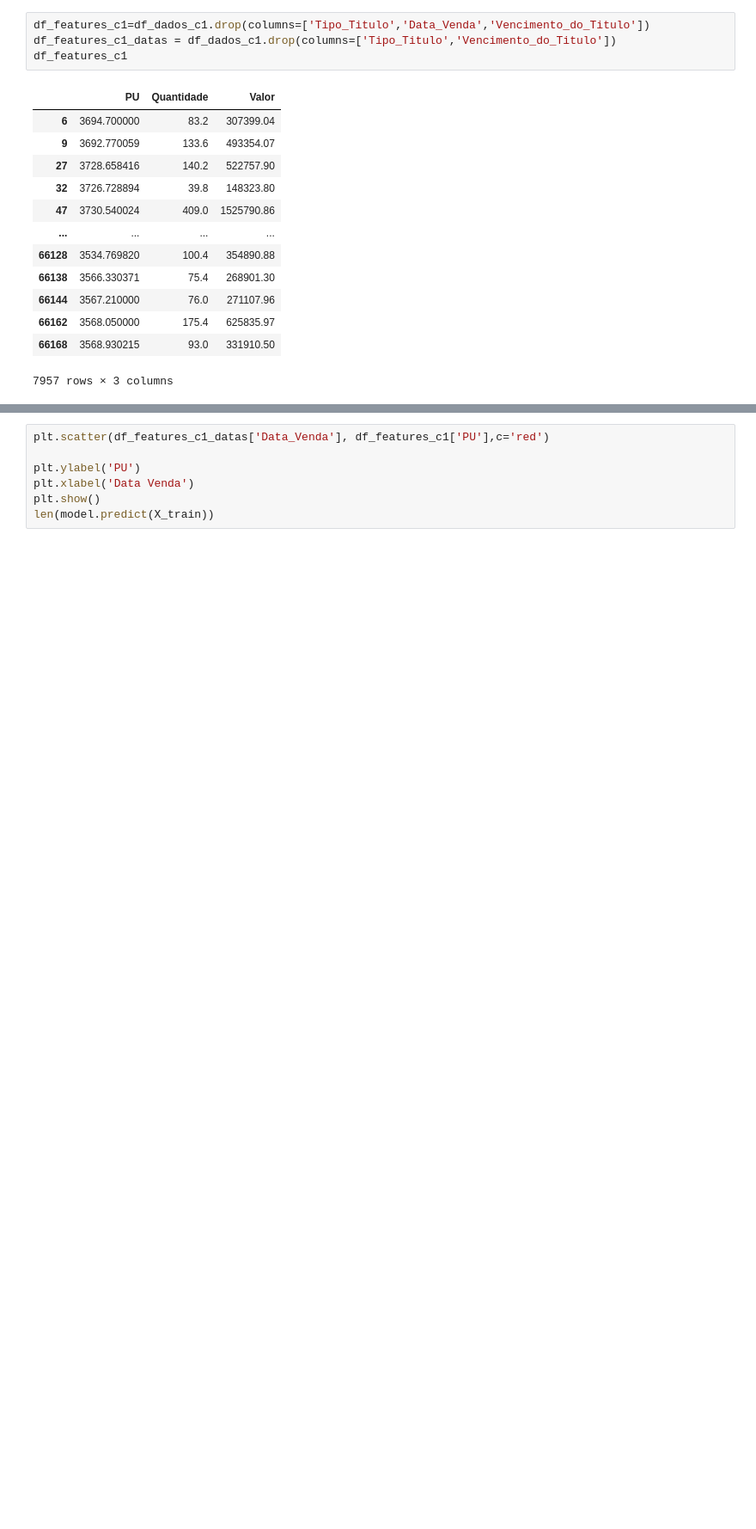
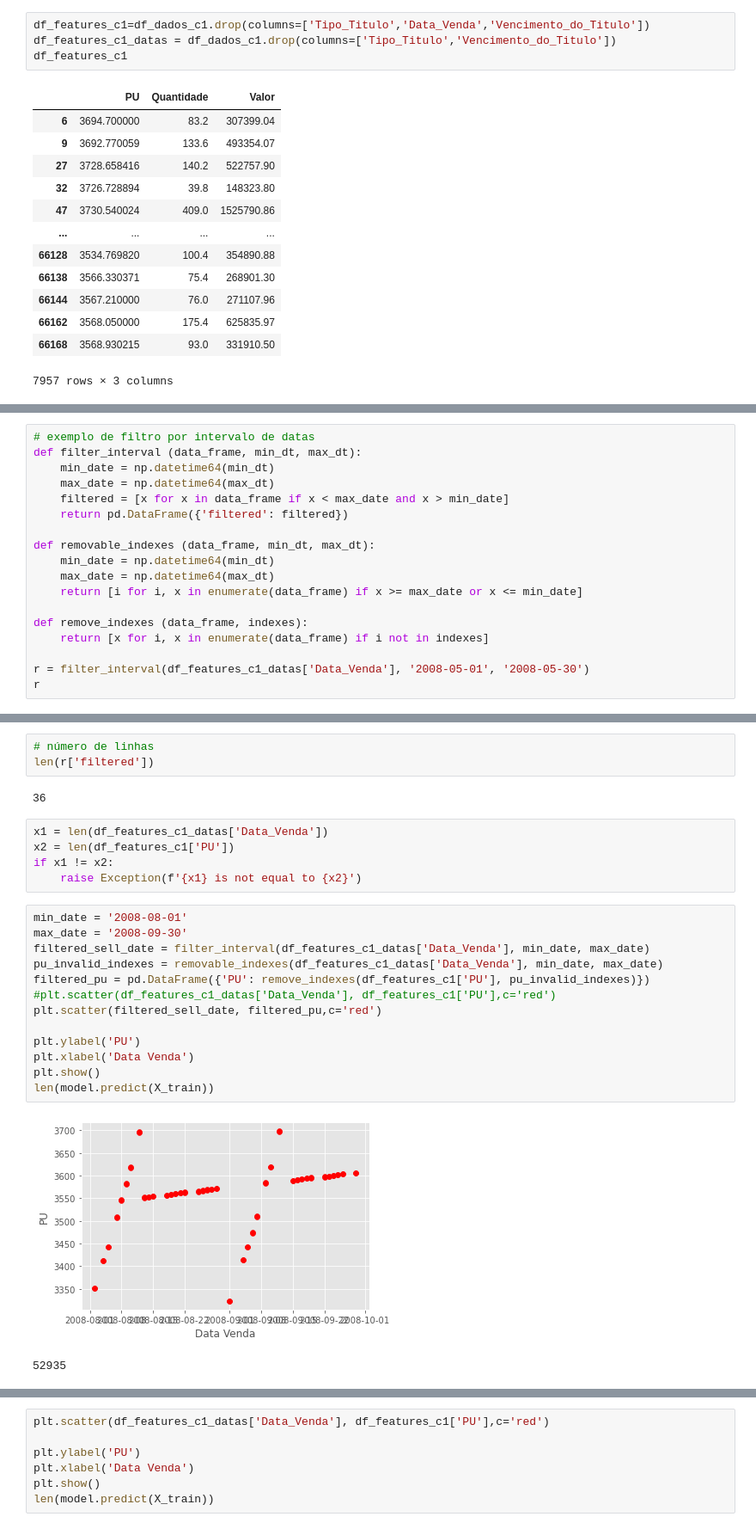
Before and after one commit to mateuspalacio/grupo_four_jupyter, a Jupyter notebook: Grupo 4.ipynb, the cells around one changed output, grey strips where cells are left out. Shown at 86% size. Cells and saved outputs as stored; diff of their text form; blank space fills up the shorter version.

```diff
--- a/Grupo 4.ipynb
+++ b/Grupo 4.ipynb
@@ -354,0 +376,18 @@ df_features_c1
+# %%
+# exemplo de filtro por intervalo de datas
+def filter_interval (data_frame, min_dt, max_dt):
+    min_date = np.datetime64(min_dt)
+    max_date = np.datetime64(max_dt)
+    filtered = [x for x in data_frame if x < max_date and x > min_date]
+    return pd.DataFrame({'filtered': filtered})
+
+def removable_indexes (data_frame, min_dt, max_dt):
+    min_date = np.datetime64(min_dt)
+    max_date = np.datetime64(max_dt)
+    return [i for i, x in enumerate(data_frame) if x >= max_date or x <= min_date]
+
+def remove_indexes (data_frame, indexes):
+    return [x for i, x in enumerate(data_frame) if i not in indexes]
+
+r = filter_interval(df_features_c1_datas['Data_Venda'], '2008-05-01', '2008-05-30')
+r
@@ -355,3 +412,29 @@ df_features_c1
+# %%
+# número de linhas
+len(r['filtered'])
+# %% [output]
+36
+# %%
+x1 = len(df_features_c1_datas['Data_Venda'])
+x2 = len(df_features_c1['PU'])
+if x1 != x2:
+    raise Exception(f'{x1} is not equal to {x2}')
+# %%
+min_date = '2008-08-01'
+max_date = '2008-09-30'
+filtered_sell_date = filter_interval(df_features_c1_datas['Data_Venda'], min_date, max_date)
+pu_invalid_indexes = removable_indexes(df_features_c1_datas['Data_Venda'], min_date, max_date)
+filtered_pu = pd.DataFrame({'PU': remove_indexes(df_features_c1['PU'], pu_invalid_indexes)})
+#plt.scatter(df_features_c1_datas['Data_Venda'], df_features_c1['PU'],c='red')
+plt.scatter(filtered_sell_date, filtered_pu,c='red')
+
+plt.ylabel('PU')
+plt.xlabel('Data Venda')
+plt.show()
+len(model.predict(X_train))
+# %% [output]
+[figure, added]
+52935
 # %%
 #Tentando fazer o training com df_dados_c1(seriam os dados redimencionados para f1 e f2 dos tesouros de tipo Selic)
 pu_selic=df_dados_c1['PU']
```
Also changed, not shown: parts of 10 cells of this notebook.
